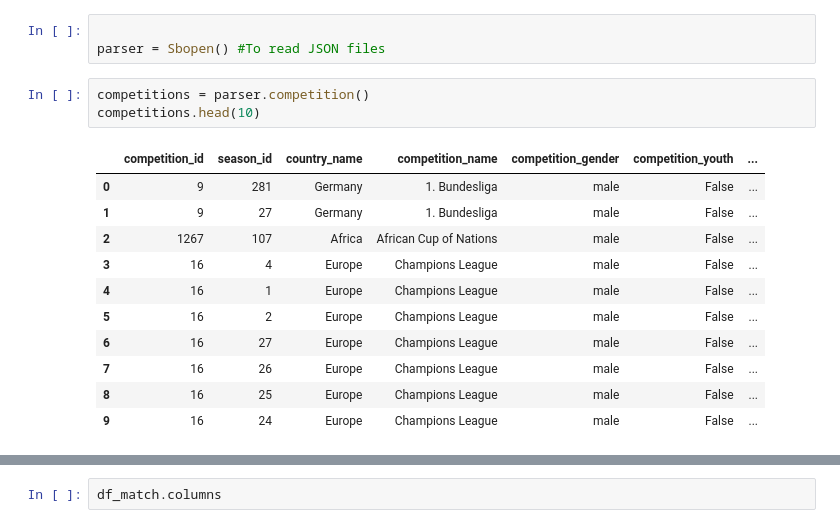
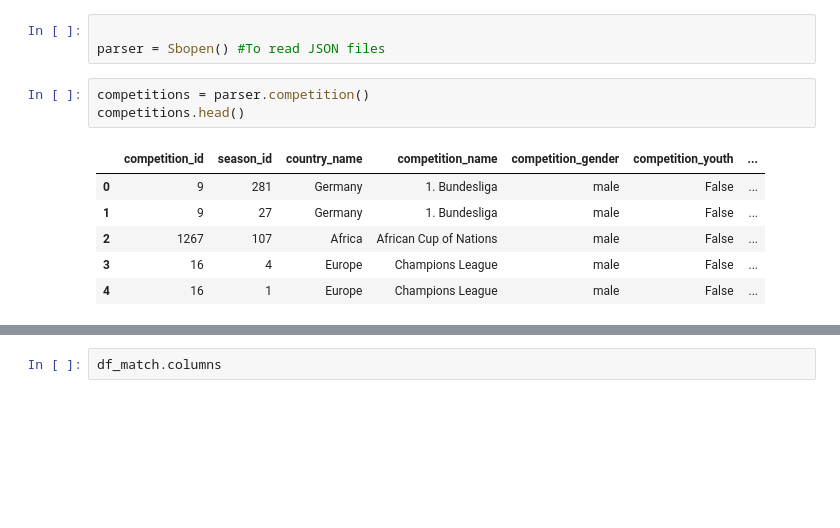
Before and after one commit to Joaaa67/ML-project, a Jupyter notebook: MLproject_(2).ipynb, the cells around one changed output, grey strips where cells are left out. Saved outputs shown, nothing was run; the diff lists cells and outputs as text; blank space fills up the shorter version.

```diff
--- a/MLproject (2).ipynb
+++ b/MLproject_(2).ipynb
@@ -11,19 +11,14 @@ import matplotlib.pyplot as plt
 parser = Sbopen() #To read JSON files
 # %%
 competitions = parser.competition()
-competitions.head(10)
+competitions.head()
 # %% [output]
 |  | competition_id | season_id | country_name | competition_name | competition_gender | competition_youth | ... |
 | 0 | 9 | 281 | Germany | 1. Bundesliga | male | False | ... |
 | 1 | 9 | 27 | Germany | 1. Bundesliga | male | False | ... |
 | 2 | 1267 | 107 | Africa | African Cup of Nations | male | False | ... |
 | 3 | 16 | 4 | Europe | Champions League | male | False | ... |
 | 4 | 16 | 1 | Europe | Champions League | male | False | ... |
-| 5 | 16 | 2 | Europe | Champions League | male | False | ... |
-| 6 | 16 | 27 | Europe | Champions League | male | False | ... |
-| 7 | 16 | 26 | Europe | Champions League | male | False | ... |
-| 8 | 16 | 25 | Europe | Champions League | male | False | ... |
-| 9 | 16 | 24 | Europe | Champions League | male | False | ... |
 # %%
 
 df_match = parser.match(competition_id=2, season_id=27) #Season 15/16 premier league
```
Also changed, not shown: parts of 10 cells of this notebook, 1 other file.
